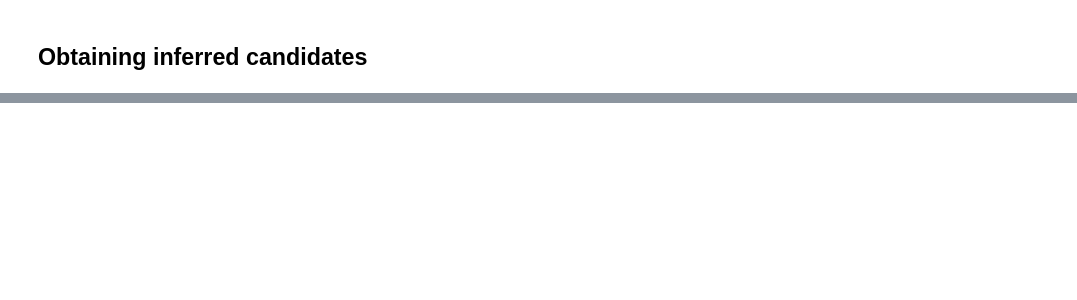
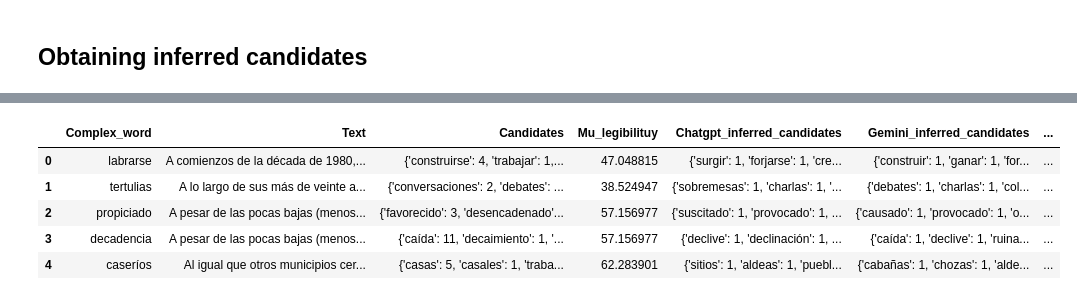
Before and after one commit to Guille-lg/word-simplification-TSAR-2022-submission, a Jupyter notebook: src/text_eda.ipynb, the cells around one changed output, grey strips where cells are left out. Cells and saved outputs as stored; diff of their text form; code cells hidden in the pictures; blank space fills up the shorter version.

```diff
--- a/src/text_eda.ipynb
+++ b/src/text_eda.ipynb
@@ -352,0 +323,91 @@ Processed 360 rows in 239.01946663856506 seconds
+# %%
+df = pd.read_csv('../data/palm2_inferred_candidates.csv')
+
+client =MistralClient()
+
+system = '''
+            ### DESCRIPCIÓN DE LA TAREA ###
+
+            Quiero que actúes como un anotador de datos para una empresa de aprendizaje automático. Tu tarea es identificar una palabra compleja en una oración y proporcionar 5 alternativas más simples para esa palabra que harían el texto más fácil de leer.
+            Recuerda que el objetivo de estas anotaciones es hacer que el texto sea más accesible para personas con dificultades de comprensión lectora, por lo que tienes que tener en cuenta el contexto en el que se usa la palabra.
+            A continuación, te proporciono una serie de ejemplos para que aprendas lo que tienes que hacer. El input que te llegará será el texto a partir de la línea de entrada y lo que espero es que me devuelvas SOLO el output a partir de "salida", como en los siguientes ejemplos.
+
+            ### EJEMPLOS ###
+            Ejemplo 1:
+            Prompt del usuario:
+                Frase: El rápido zorro marrón salta sobre el perro perezoso.
+                Palabra compleja: salta
+            Salida del sistema:
+                [brinca,bota,rebota,avanza,retoza]
+
+            Ejemplo 2:
+            Prompt del usuario:
+                Frase: La tormenta causó un apagón en todo el vecindario.
+                Palabra compleja: apagón
+            Salida del sistema:
+                [corte,oscuridad,interrupción,fallo,apagado]
+
+            Ejemplo 3:
+            Prompt del usuario:
+                Frase: El niño encontró un tesoro enterrado en la playa.
+                Palabra compleja: enterrado
+            Salida del sistema:
+                [sepultado,oculto,soterrado,escondido,enterrado]
+
+            Ejemplo 4:
+            Prompt del usuario:
+                Frase: El detective siguió las pistas hasta resolver el caso.
+                Palabra compleja: resolver
+            Salida del sistema:
+                [solucionar,concluir,determinar,decidir,arreglar]
+
+            Asegúrate de que las alternativas estén encapsuladas dentro de corchetes cuadrados, separadas por comas y sin espacios entre las palabras. Esta última parte es muy importante.
+            No debes proporcionar ningún texto adicional. Tu respuesta debe ser SOLO el resultado esperado, el que se encuentra entre corchetes cuadrados. Las alternativas deben estar en español y ser sinónimos de la palabra compleja.
+    '''
+
+
+
+start_time = time.time()
+i = 0
+error_list = []
+df['mixtral_inferred_candidates'] = None
+
+for index, row in df.iterrows():
+    i += 1
+    if i % 10 == 0:
+        print(f'Processed {i} rows in {time.time() - start_time} seconds')
+
+    if row['mixtral_inferred_candidates'] is None:
+
+        text = row['Text']
+        complex_word = row['Complex_word']
+
+        messages = [
+            ChatMessage(role='system', content=system),
+            ChatMessage(role='user', content=clients.create_user_prompt(text, complex_word))
+        ]
+
+        try:
+            response = client.chat(
+                model = 'mistral-large-latest',
+                messages = messages
+            )
+
+            candidates = response.choices[0].message.content
+            candidates = clients.parse_output(candidates)
+
+            candidate_dict = {}
+            for candidate in candidates:
+                if candidate in candidate_dict:
+                    candidate_dict[candidate] += 1
+                else:
+                    candidate_dict[candidate] = 1
+
+
+            df.at[index, 'mixtral_inferred_candidates'] = candidate_dict
+        except Exception as e:
+            break
+
+df.to_csv('../data/mixtral_inferred_candidates.csv', index=False)
+df.head()
+# %% [output]
@@ -352,0 +431,6 @@ Processed 360 rows in 239.01946663856506 seconds
+|  | Complex_word | Text | Candidates | Mu_legibilituy | Chatgpt_inferred_candidates | Gemini_inferred_candidates | ... |
+| 0 | labrarse | A comienzos de la década de 1980,... | {'construirse': 4, 'trabajar': 1,... | 47.048815 | {'surgir': 1, 'forjarse': 1, 'cre... | {'construir': 1, 'ganar': 1, 'for... | ... |
+| 1 | tertulias | A lo largo de sus más de veinte a... | {'conversaciones': 2, 'debates': ... | 38.524947 | {'sobremesas': 1, 'charlas': 1, '... | {'debates': 1, 'charlas': 1, 'col... | ... |
+| 2 | propiciado | A pesar de las pocas bajas (menos... | {'favorecido': 3, 'desencadenado'... | 57.156977 | {'suscitado': 1, 'provocado': 1, ... | {'causado': 1, 'provocado': 1, 'o... | ... |
+| 3 | decadencia | A pesar de las pocas bajas (menos... | {'caída': 11, 'decaimiento': 1, '... | 57.156977 | {'declive': 1, 'declinación': 1, ... | {'caída': 1, 'declive': 1, 'ruina... | ... |
+| 4 | caseríos | Al igual que otros municipios cer... | {'casas': 5, 'casales': 1, 'traba... | 62.283901 | {'sitios': 1, 'aldeas': 1, 'puebl... | {'cabañas': 1, 'chozas': 1, 'alde... | ... |
```
Also changed, not shown: parts of 14 cells of this notebook, 14 other files.
